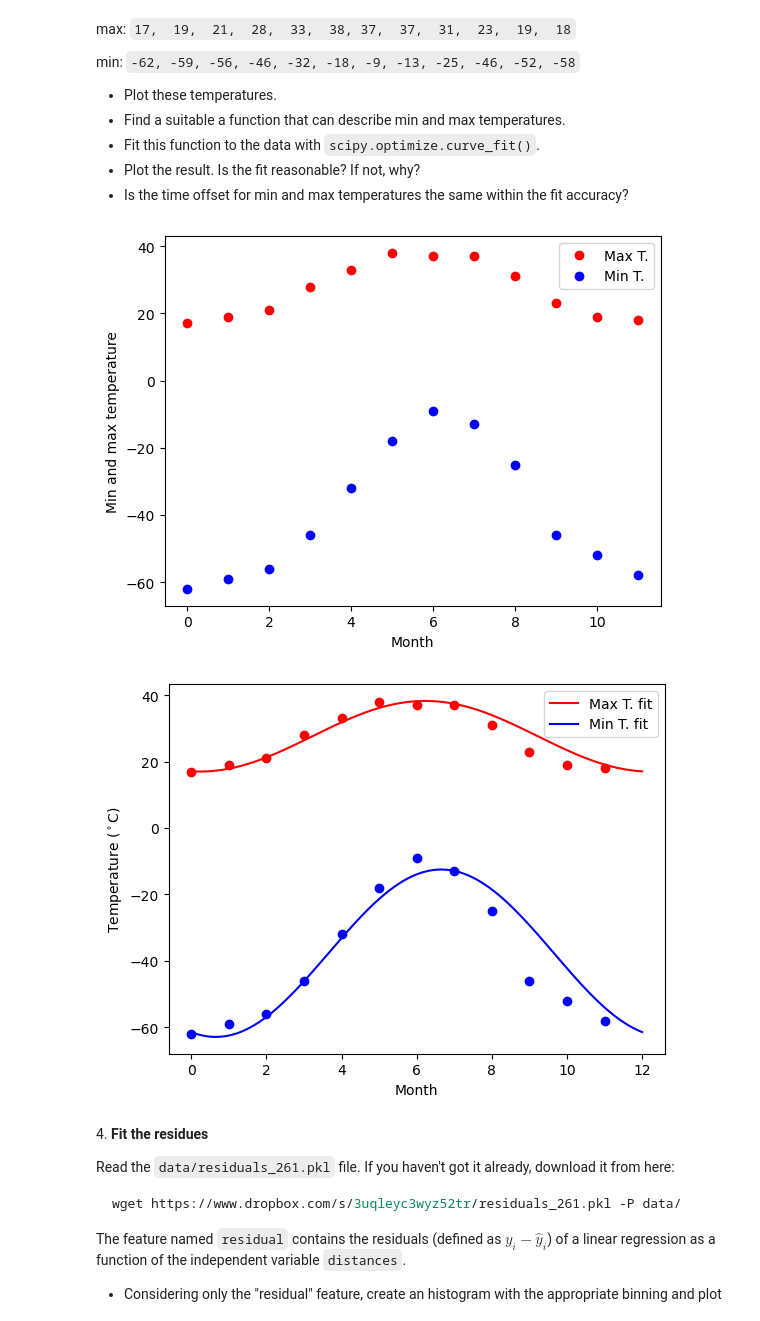
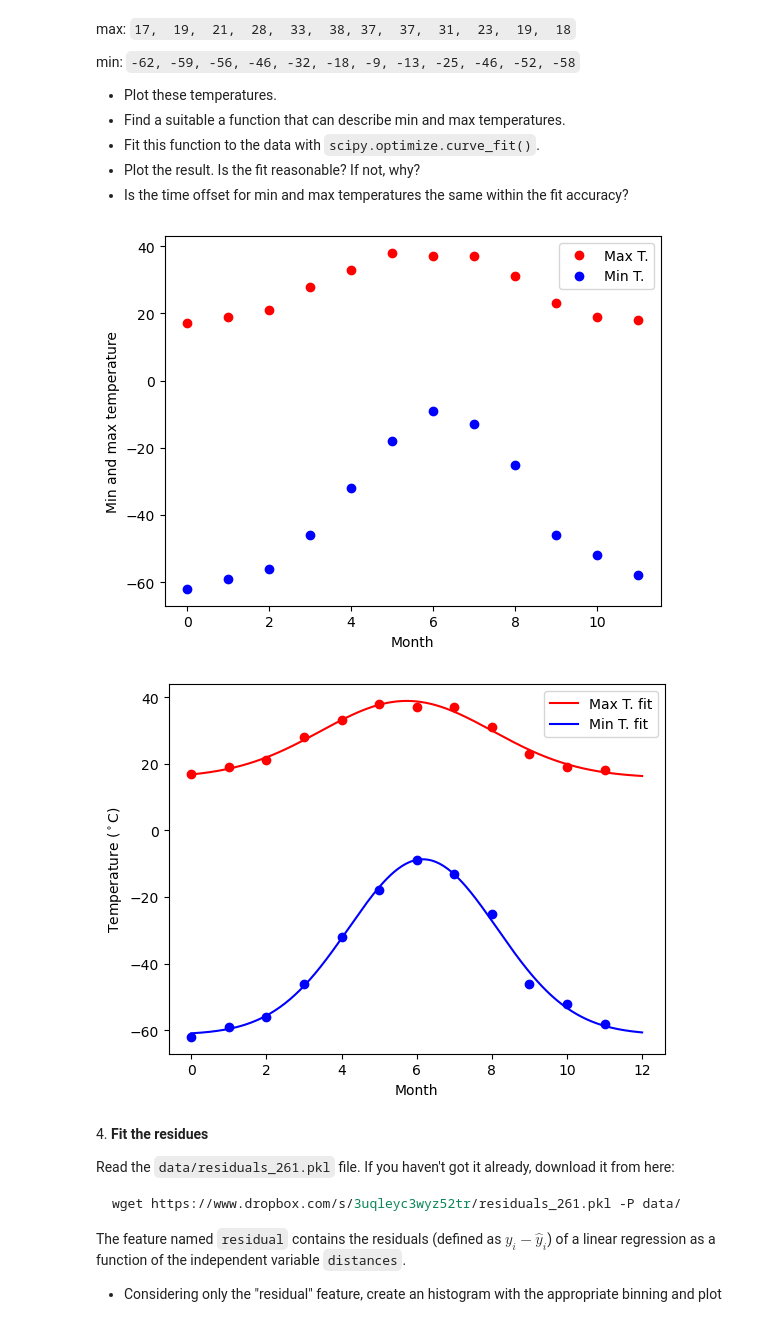
Before and after one commit to RiccardoMosele/ScientificComputingWithPython2022, a Jupyter notebook: 10ex_tests.ipynb, the cells around one changed output. Saved outputs shown, nothing was run; the diff lists cells and outputs as text; code cells hidden in the pictures.

```diff
--- a/10ex_tests.ipynb
+++ b/10ex_tests.ipynb
@@ -100,41 +108,41 @@ months = np.arange(12) #mesi
 #plot delle temperature per ogni mese (MAX e MIN)
 plt.plot(months, temp_max, 'ro', label="Max T.")
 plt.plot(months, temp_min, 'bo', label="Min T.")
 plt.xlabel('Month')
 plt.ylabel('Min and max temperature')
 plt.legend()
 
 
 #------->2<-------
 #fit the data
-def yearly_temps(times, avg, ampl, time_offset):
-    return (avg + ampl * np.cos((times + time_offset) * 2 * np.pi / times.max()))
+def gauss(x,ampl, mu, sigma, o):
+    return ampl*np.exp(-(x-mu)**2/(2*sigma**2)) + o
 
 
 #------->3<-------
-res_max, cov_max = optimize.curve_fit(yearly_temps, months, temp_max, [20, 10, 0])
-res_min, cov_min = optimize.curve_fit(yearly_temps, months, temp_min, [-40, 20, 0])
+res_max, cov_max = optimize.curve_fit(gauss, months, temp_max)
+res_min, cov_min = optimize.curve_fit(gauss, months, temp_min,[50, 6, 1, -60])
 
 
 #------->4<-------
 #plot del fit
 days = np.linspace(0, 12, num=365)
 
 plt.figure()
 plt.plot(months, temp_max, 'ro')
-plt.plot(days, yearly_temps(days, *res_max), 'r-', label="Max T. fit")
+plt.plot(days, gauss(days, *res_max), 'r-', label="Max T. fit")
 plt.plot(months, temp_min, 'bo')
-plt.plot(days, yearly_temps(days, *res_min), 'b-', label="Min T. fit")
+plt.plot(days, gauss(days, *res_min), 'b-', label="Min T. fit")
 plt.xlabel('Month')
 plt.ylabel('Temperature ($^\circ$C)')
 plt.legend()
 plt.show()
 
 #Il fit è abbastanza ragionevole, guardando il grafico possiamo notare che il fit non si
-#discosta molto dai valori originali tranne per qualche caso particolare.
+#discosta molto dai valori originali
 # %% [output]
 [figure]
-[figure, old version]
+[figure, new version]
 # %% [markdown]
 4\. **Fit the residues**
 
```
Also changed, not shown: parts of 5 cells of this notebook, 2 other files.
